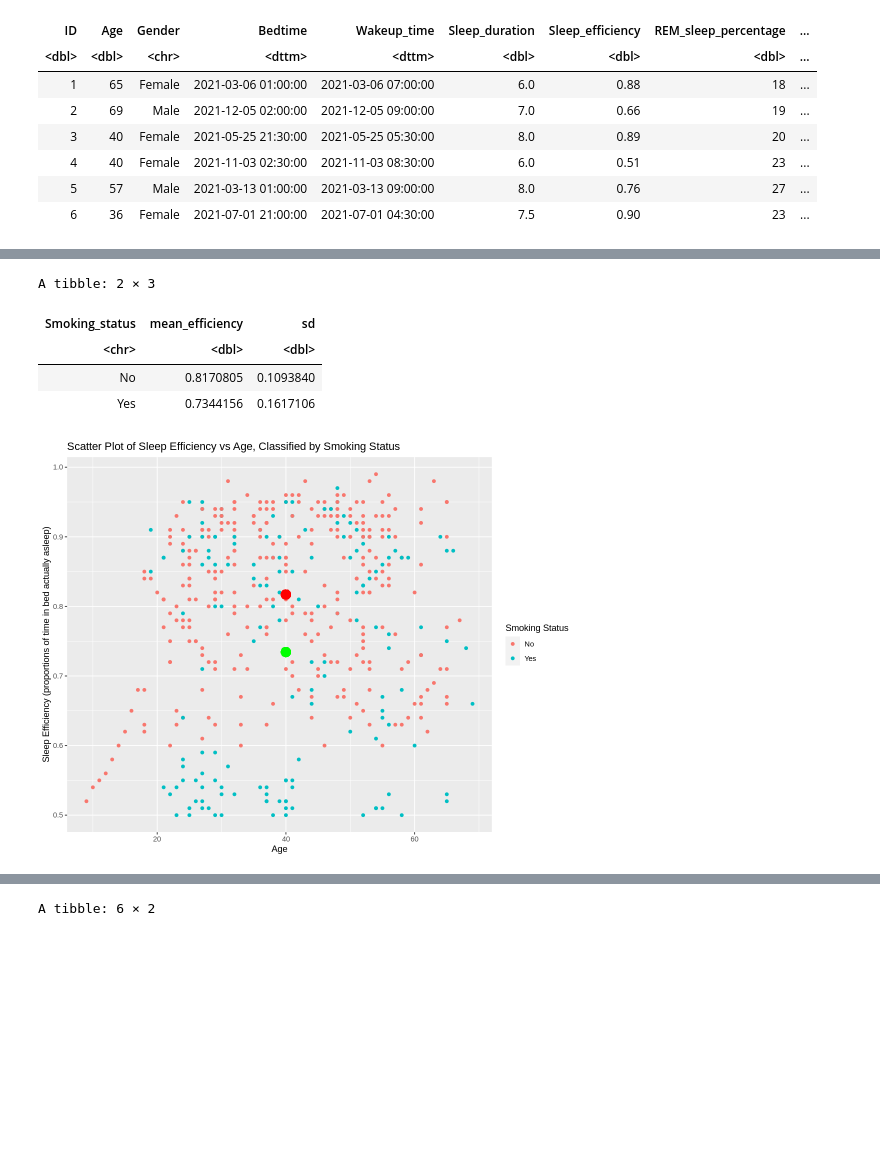
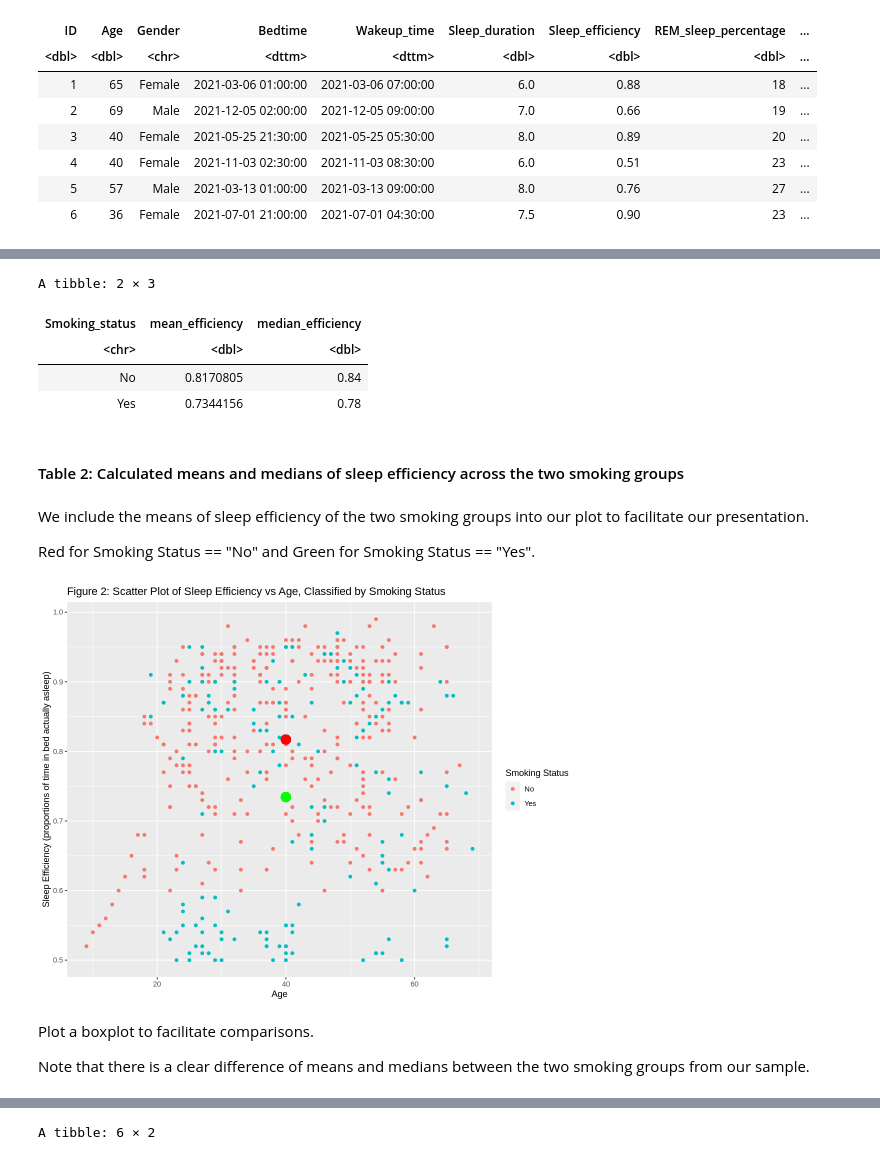
Before and after one commit to ritishaj/Does-smoking-status-affect-sleeping-efficiency-, a Jupyter notebook: Final Report-Copy1.ipynb, the cells around one changed output, grey strips where cells are left out. Cells and saved outputs as stored; diff of their text form; code cells hidden in the pictures; blank space fills up the shorter version.

```diff
--- a/Final Report-Copy1.ipynb
+++ b/Final Report-Copy1.ipynb
@@ -90,26 +128,29 @@ smoking_se_plot
 # %%
-# Here, we compute the means of sleep efficiency across the two smoking groups.
-# We also compute the standard deviations of sleep efficiency across the two smoking groups.
-# Note that there is a 6% difference in sd of sleep efficiency between the two smoking groups.
-# This might indicate that smoking can reduce the stability of sleep quality.
-# Hence, in addition to the comprehensive analysis on difference of means of sleep efficiency between the two groups, we will
-# also do a bit analysis on difference of sd of sleep efficiency between the two groups to see if this is also the truth.
 summarize_table <- se |>
                     group_by(Smoking_status)|>
                     summarize(mean_efficiency = mean(Sleep_efficiency),
-                              sd = sd(Sleep_efficiency))
+                              median_efficiency = median(Sleep_efficiency))
 summarize_table
 # %% [output]
 A tibble: 2 × 3
-| Smoking_status | mean_efficiency | sd |
+| Smoking_status | mean_efficiency | median_efficiency |
 | <chr> | <dbl> | <dbl> |
-| No | 0.8170805 | 0.1093840 |
-| Yes | 0.7344156 | 0.1617106 |
+| No | 0.8170805 | 0.84 |
+| Yes | 0.7344156 | 0.78 |
+# %% [markdown]
+#### Table 2: Calculated means and medians of sleep efficiency across the two smoking groups
+# %% [markdown]
+We include the means of sleep efficiency of the two smoking groups into our plot to facilitate our presentation.
+
+Red for Smoking Status == "No" and Green for Smoking Status == "Yes".
 # %%
-# We include the means of sleep efficiency of the two smoking groups into our plot to facilitate our presentation.
-# Red for Smoking Status == "No" and Green for Smoking Status == "Yes".
 smoking_se_plot + geom_point(aes(x=40,y = summarize_table$mean_efficiency[1]),color = "red", size = 5)+
-                  geom_point(aes(x=40,y = summarize_table$mean_efficiency[2]),color = "green", size = 5)
+                  geom_point(aes(x=40,y = summarize_table$mean_efficiency[2]),color = "green", size = 5)+
+                ggtitle("Figure 2: Scatter Plot of Sleep Efficiency vs Age, Classified by Smoking Status")
 # %% [output]
-[figure, old version]
+[figure, new version]
+# %% [markdown]
+Plot a boxplot to facilitate comparisons.
+
+Note that there is a clear difference of means and medians between the two smoking groups from our sample.
 # %%
```
Also changed, not shown: parts of 49 cells of this notebook.
